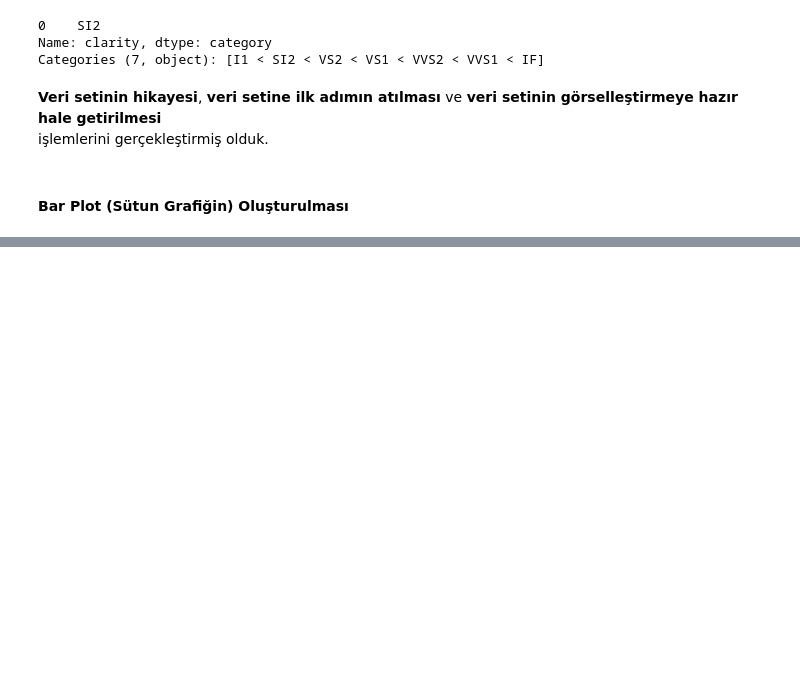
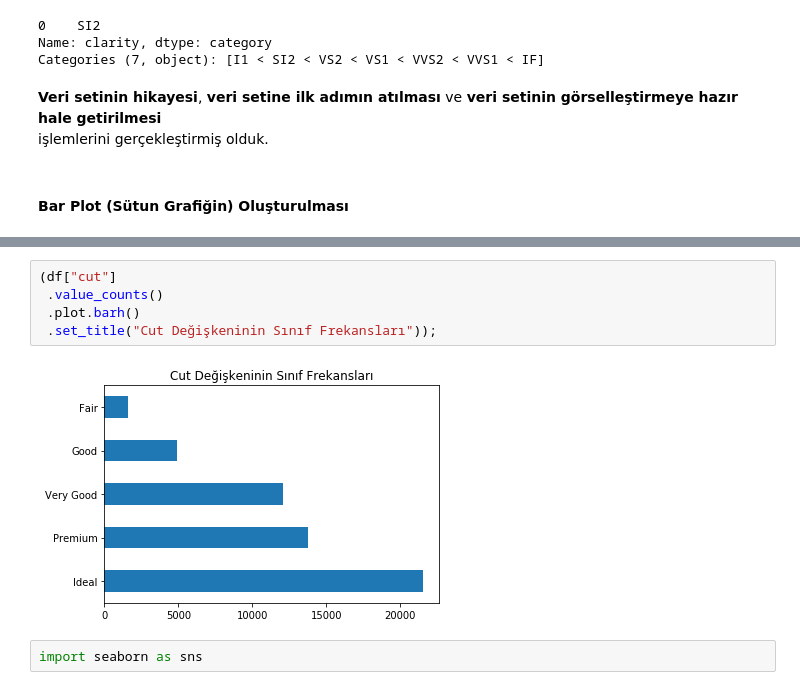
Before and after one commit to recepayddogdu/Data-Science, a Jupyter notebook: Data_Visualization(Seaborn)/Seaborn.ipynb, the cells around one changed output, grey strips where cells are left out. Saved outputs shown, nothing was run; the diff lists cells and outputs as text; blank space fills up the shorter version.

```diff
--- a/Data_Visualization(Seaborn)/Seaborn.ipynb
+++ b/Data_Visualization(Seaborn)/Seaborn.ipynb
@@ -557,0 +571,9 @@ işlemlerini gerçekleştirmiş olduk.
+# %%
+(df["cut"]
+ .value_counts()
+ .plot.barh()
+ .set_title("Cut Değişkeninin Sınıf Frekansları"));
+# %% [output]
+[figure, added]
+# %%
+import seaborn as sns
```
Also changed, not shown: parts of 4 cells of this notebook, 2 other files.
